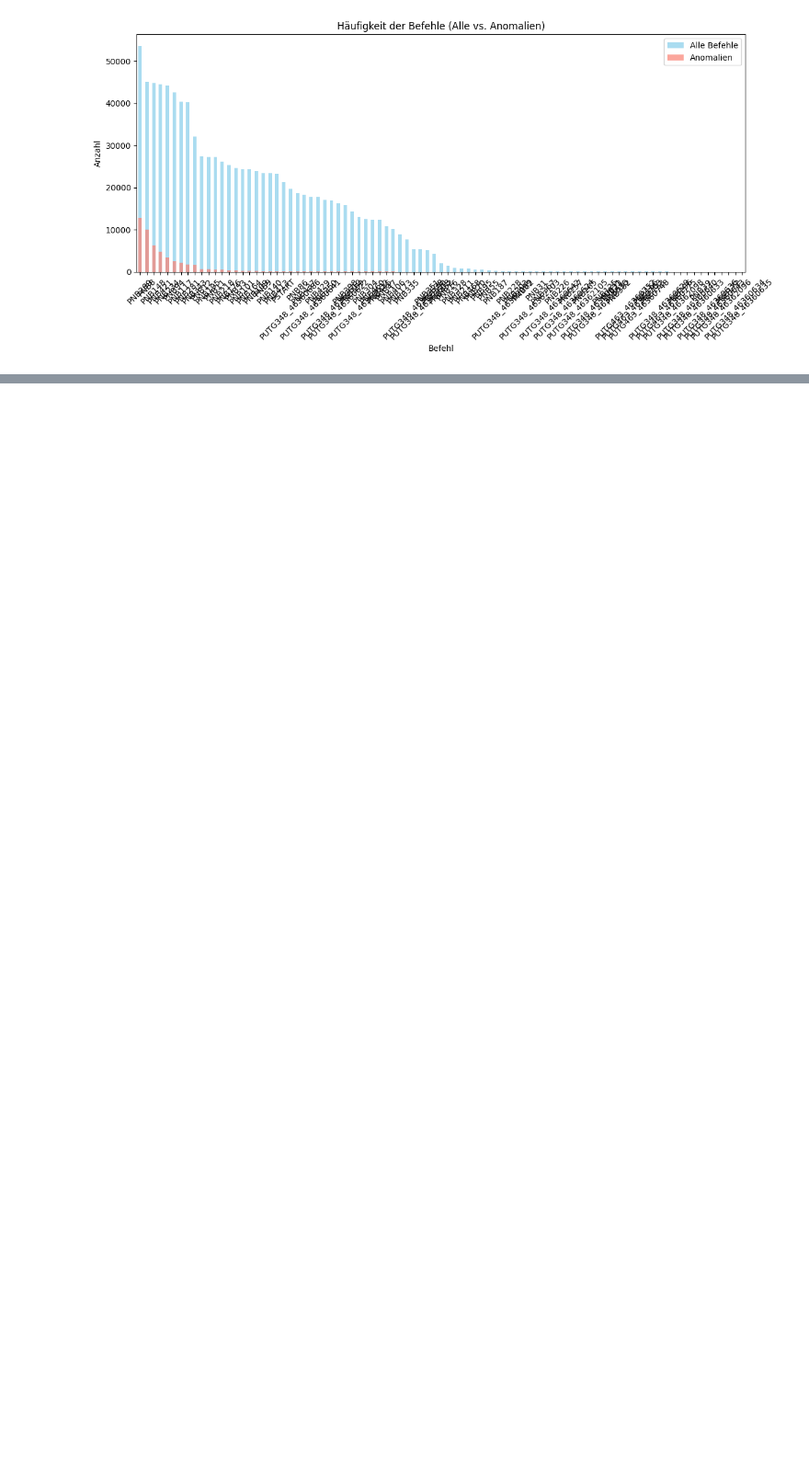
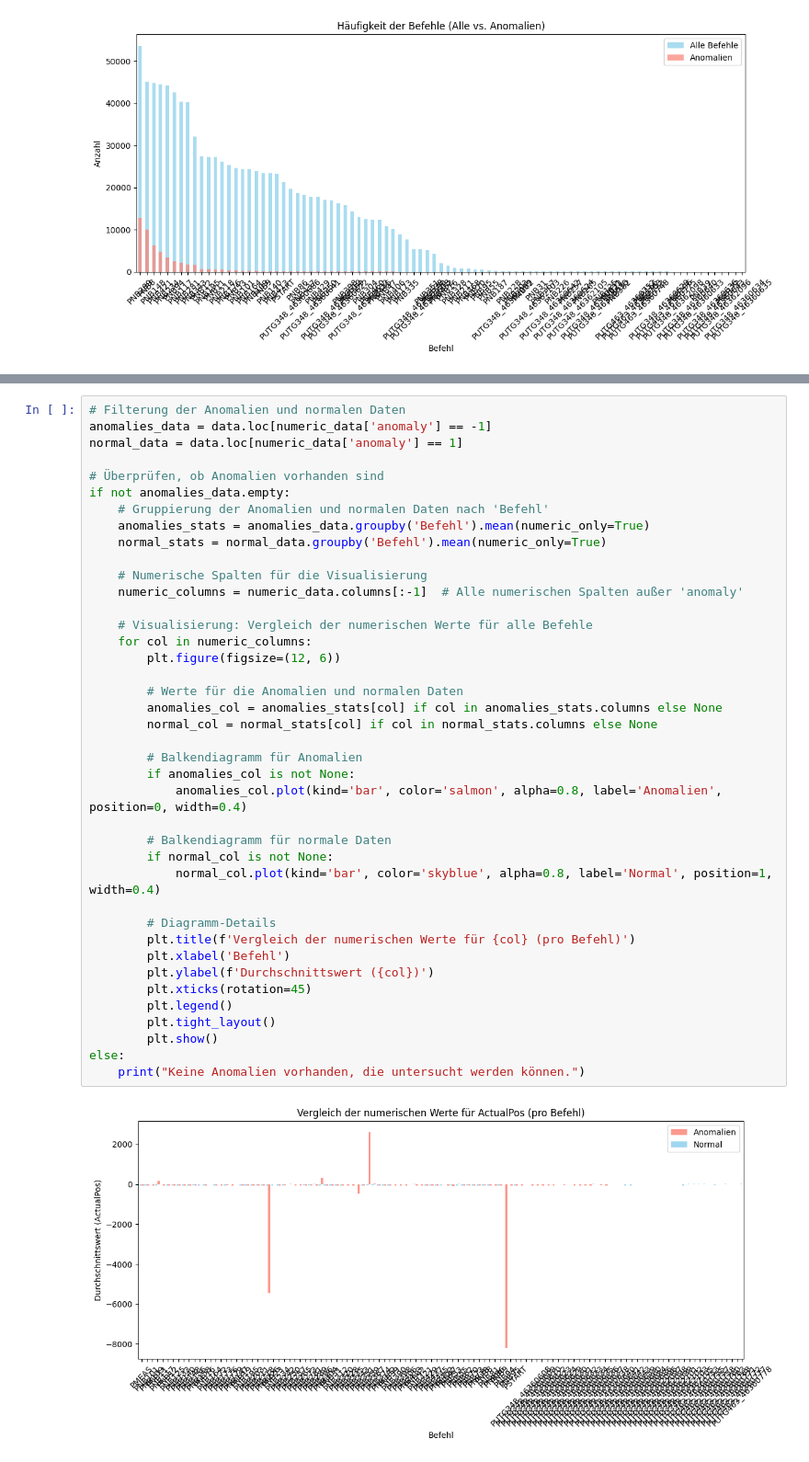
Before and after one commit to jfawer/Data_Mining, a Jupyter notebook: analyse.ipynb, the cells around one changed output, grey strips where cells are left out. Shown: that part at 92% size. Drawn from its saved outputs; the diff is of its cells as text; blank space fills up the shorter version.

```diff
--- a/analyse.ipynb
+++ b/analyse.ipynb
@@ -305,0 +305,42 @@ Verfügbare Tabellen: [('cleaned_data',)]
+# %%
+# Filterung der Anomalien und normalen Daten
+anomalies_data = data.loc[numeric_data['anomaly'] == -1]
+normal_data = data.loc[numeric_data['anomaly'] == 1]
+
+# Überprüfen, ob Anomalien vorhanden sind
+if not anomalies_data.empty:
+    # Gruppierung der Anomalien und normalen Daten nach 'Befehl'
+    anomalies_stats = anomalies_data.groupby('Befehl').mean(numeric_only=True)
+    normal_stats = normal_data.groupby('Befehl').mean(numeric_only=True)
+
+    # Numerische Spalten für die Visualisierung
+    numeric_columns = numeric_data.columns[:-1]  # Alle numerischen Spalten außer 'anomaly'
+
+    # Visualisierung: Vergleich der numerischen Werte für alle Befehle
+    for col in numeric_columns:
+        plt.figure(figsize=(12, 6))
+
+        # Werte für die Anomalien und normalen Daten
+        anomalies_col = anomalies_stats[col] if col in anomalies_stats.columns else None
+        normal_col = normal_stats[col] if col in normal_stats.columns else None
+
+        # Balkendiagramm für Anomalien
+        if anomalies_col is not None:
+            anomalies_col.plot(kind='bar', color='salmon', alpha=0.8, label='Anomalien', position=0, width=0.4)
+
+        # Balkendiagramm für normale Daten
+        if normal_col is not None:
+            normal_col.plot(kind='bar', color='skyblue', alpha=0.8, label='Normal', position=1, width=0.4)
+
+        # Diagramm-Details
+        plt.title(f'Vergleich der numerischen Werte für {col} (pro Befehl)')
+        plt.xlabel('Befehl')
+        plt.ylabel(f'Durchschnittswert ({col})')
+        plt.xticks(rotation=45)
+        plt.legend()
+        plt.tight_layout()
+        plt.show()
+else:
+    print("Keine Anomalien vorhanden, die untersucht werden können.")
+# %% [output]
+[figure, added]
```
Also changed, not shown: parts of 5 cells of this notebook.
